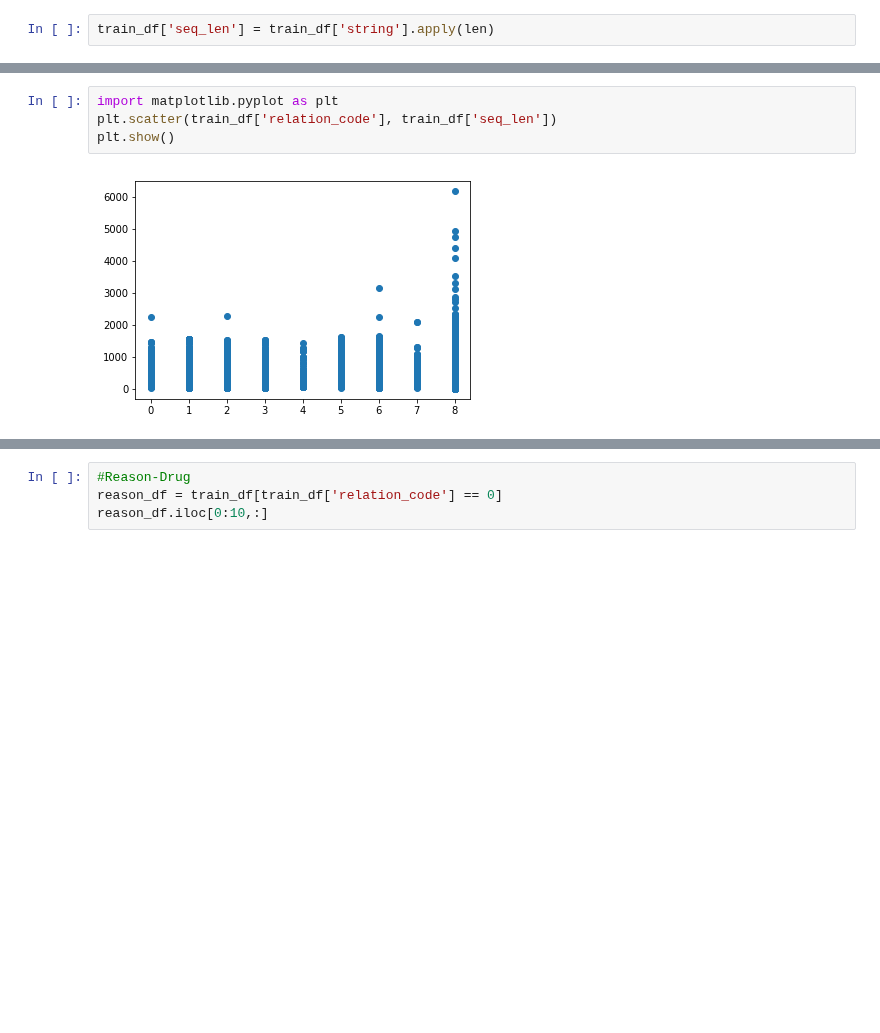
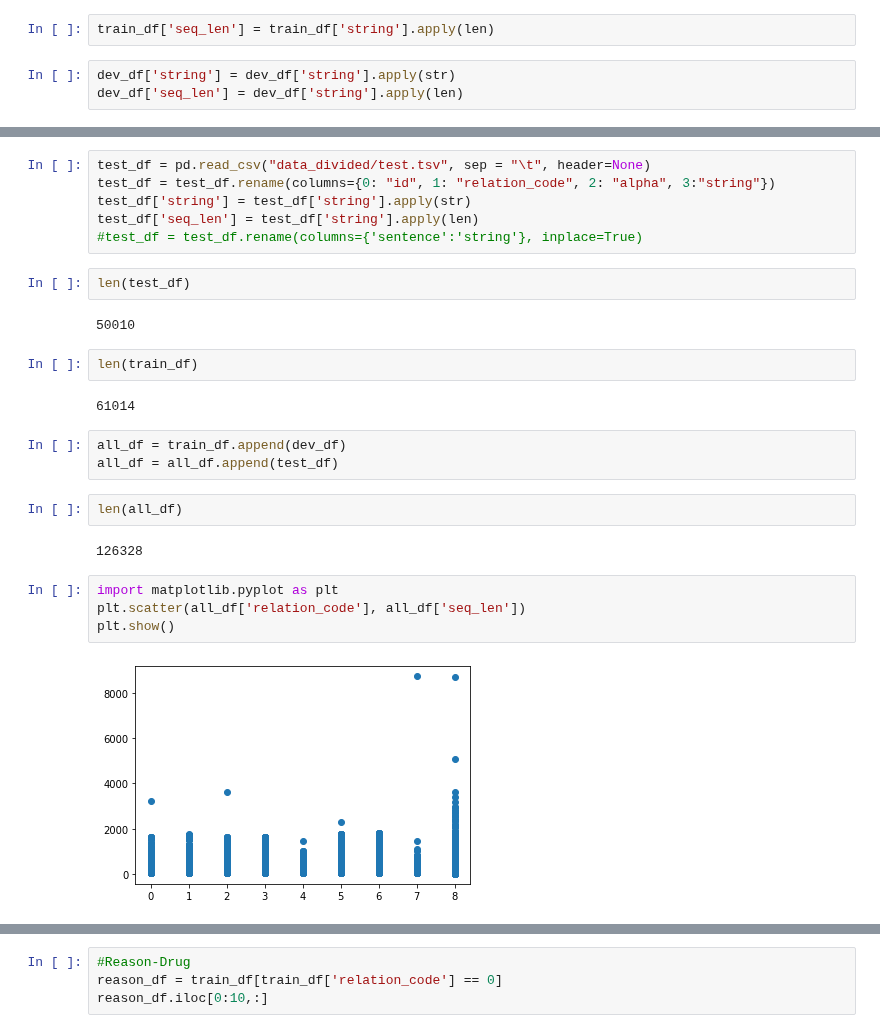
Before and after one commit to pnarsina/w266_final, a Jupyter notebook: i2b2_prep_BERT.ipynb, the cells around one changed output, grey strips where cells are left out. Saved outputs shown, nothing was run; the diff lists cells and outputs as text; blank space fills up the shorter version.

Commit message:
additional data analysis

```diff
--- a/i2b2_prep_BERT.ipynb
+++ b/i2b2_prep_BERT.ipynb
@@ -513,3 +513,6 @@ Name: relation_code, dtype: int64
 ## Sentence length by type of relation
 # %%
 train_df['seq_len'] = train_df['string'].apply(len)
+# %%
+dev_df['string'] = dev_df['string'].apply(str)
+dev_df['seq_len'] = dev_df['string'].apply(len)
@@ -516,9 +528,30 @@ train_df['seq_len'] = train_df['string'].apply(len)
+# %%
+test_df = pd.read_csv("data_divided/test.tsv", sep = "\t", header=None)
+test_df = test_df.rename(columns={0: "id", 1: "relation_code", 2: "alpha", 3:"string"})
+test_df['string'] = test_df['string'].apply(str)
+test_df['seq_len'] = test_df['string'].apply(len)
+#test_df = test_df.rename(columns={'sentence':'string'}, inplace=True)
+# %%
+len(test_df)
+# %% [output]
+50010
+# %%
+len(train_df)
+# %% [output]
+61014
+# %%
+all_df = train_df.append(dev_df)
+all_df = all_df.append(test_df)
+# %%
+len(all_df)
+# %% [output]
+126328
 # %%
 import matplotlib.pyplot as plt
-plt.scatter(train_df['relation_code'], train_df['seq_len'])
+plt.scatter(all_df['relation_code'], all_df['seq_len'])
 plt.show()
 # %% [output]
-[figure, old version]
+[figure, new version]
 # %%
 import seaborn as sns
 fig1, ax1 = plt.subplots(figsize=(10,10))
```
Also changed, not shown: parts of 10 cells of this notebook.
